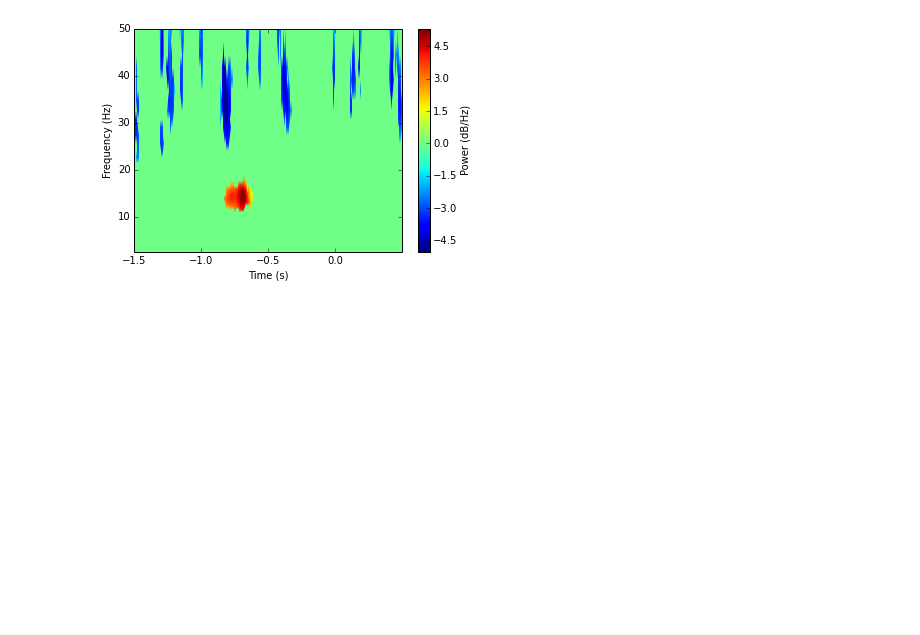
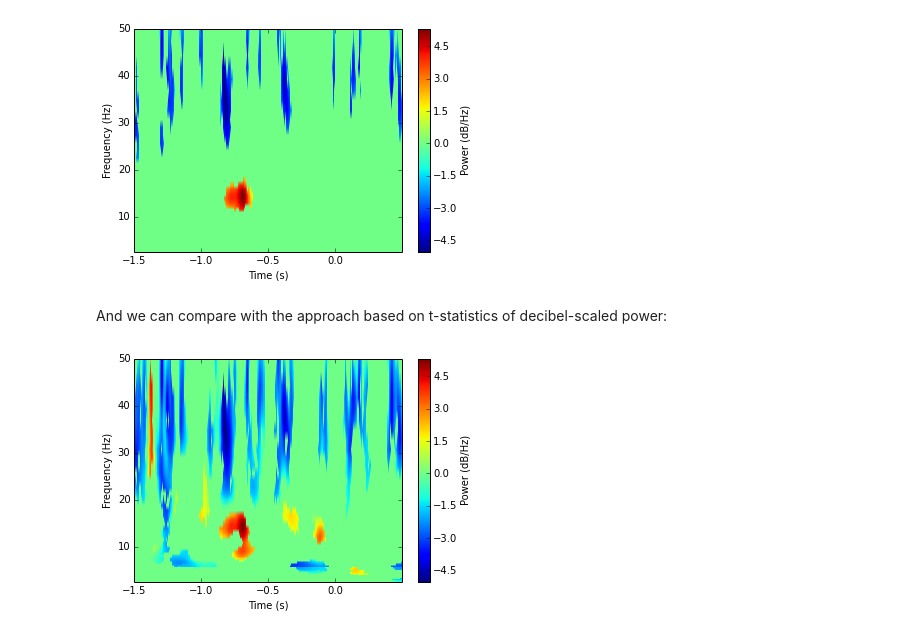
Before and after one commit to jmxpearson/physutils, a Jupyter notebook: examples/time_frequency_analysis.ipynb, the cells around one changed output. Saved outputs shown, nothing was run; the diff lists cells and outputs as text; code cells hidden in the pictures; blank space fills up the shorter version.

Commit message:
added comparison with t-based approach

```diff
--- a/examples/time_frequency_analysis.ipynb
+++ b/examples/time_frequency_analysis.ipynb
@@ -290,3 +290,15 @@ CPU times: user 3min 23s, sys: 8.83 s, total: 3min 32s
 Wall time: 3min 32s
 [figure]
 [figure]
+# %% [markdown]
+And we can compare with the approach based on t-statistics of decibel-scaled power:
+# %%
+mcontr, fig = lfp.significant_time_frequency('17', [stops, pops],
+                                             Tpre, Tpost, thresh,
+                                             niter=100, method='wav',
+                                             doplot=True,
+                                             normfun=nf,
+                                             freqs=freqs,
+                                             diff_fun=boot.t_of_log)
+# %% [output]
+[figure, added]
```
